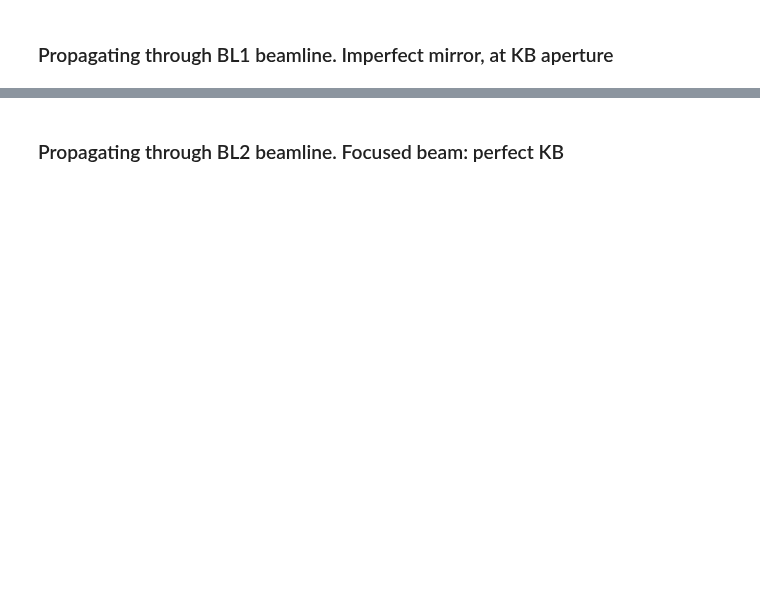
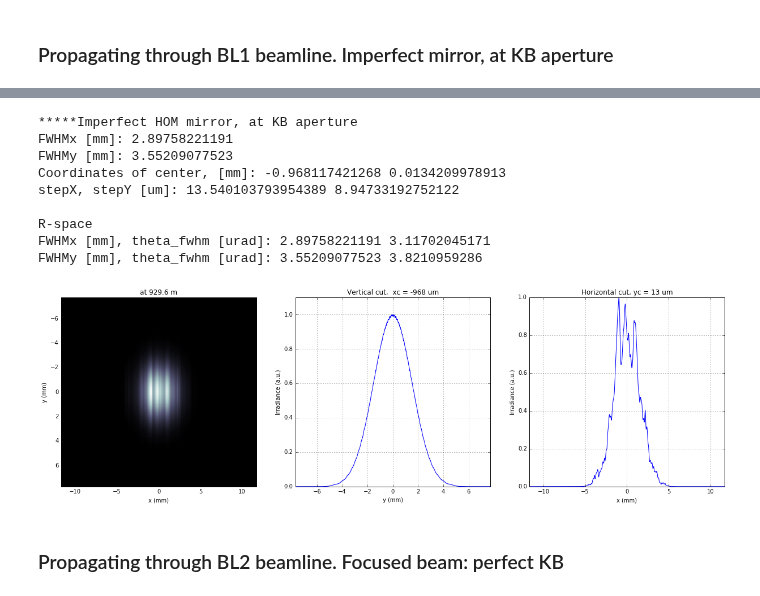
Before and after one commit to samoylv/WPG, a Jupyter notebook: samples/Tutorials/Tutorial_case_3.ipynb, the cells around one changed output, grey strips where cells are left out. Drawn from its saved outputs; the diff is of its cells as text; code cells hidden in the pictures; blank space fills up the shorter version.

```diff
--- a/samples/Tutorials/Tutorial_case_3.ipynb
+++ b/samples/Tutorials/Tutorial_case_3.ipynb
@@ -300,10 +365,21 @@ print 'propagation lasted:', round((time.time() - startTime) / 6.) / 10., 'min'
 # %%
-print ('*****Imperfect HOM mirror, at KB aperture')
+print('*****Imperfect HOM mirror, at KB aperture')
 plot_wfront(mwf, 'at '+str(z1+z2)+' m',False, False, 1e-5,1e-5,'x', True)
-#pylab.set_cmap('bone') #set color map, 'bone', 'hot', etc
-pylab.axis('tight')
-print 'FWHMx [mm], theta_fwhm [urad]:',calculate_fwhm_x(mwf)*1e3,calculate_fwhm_x(mwf)/(z1+z2)*1e6
-print 'FWHMy [mm], theta_fwhm [urad]:',calculate_fwhm_y(mwf)*1e3,calculate_fwhm_y(mwf)/(z1+z2)*1e6
+#plt.set_cmap('bone') #set color map, 'bone', 'hot', etc
+plt.axis('tight')
+print('FWHMx [mm], theta_fwhm [urad]:',calculate_fwhm_x(mwf)*1e3,calculate_fwhm_x(mwf)/(z1+z2)*1e6)
+print('FWHMy [mm], theta_fwhm [urad]:',calculate_fwhm_y(mwf)*1e3,calculate_fwhm_y(mwf)/(z1+z2)*1e6)
+# %% [output]
+*****Imperfect HOM mirror, at KB aperture
+FWHMx [mm]: 2.89758221191
+FWHMy [mm]: 3.55209077523
+Coordinates of center, [mm]: -0.968117421268 0.0134209978913
+stepX, stepY [um]: 13.540103793954389 8.94733192752122
+
+R-space
+FWHMx [mm], theta_fwhm [urad]: 2.89758221191 3.11702045171
+FWHMy [mm], theta_fwhm [urad]: 3.55209077523 3.8210959286
+[figure, added]
 # %% [markdown]
 ### Propagating through BL2 beamline. Focused beam: perfect KB
 # %%
```
Also changed, not shown: parts of 15 cells of this notebook, 4 other files.
